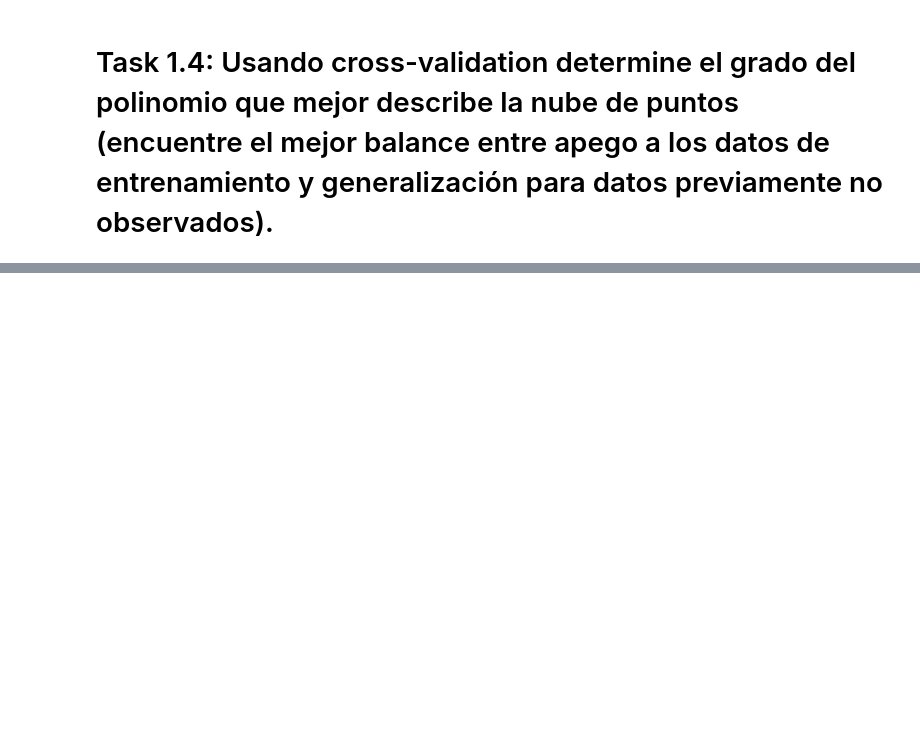
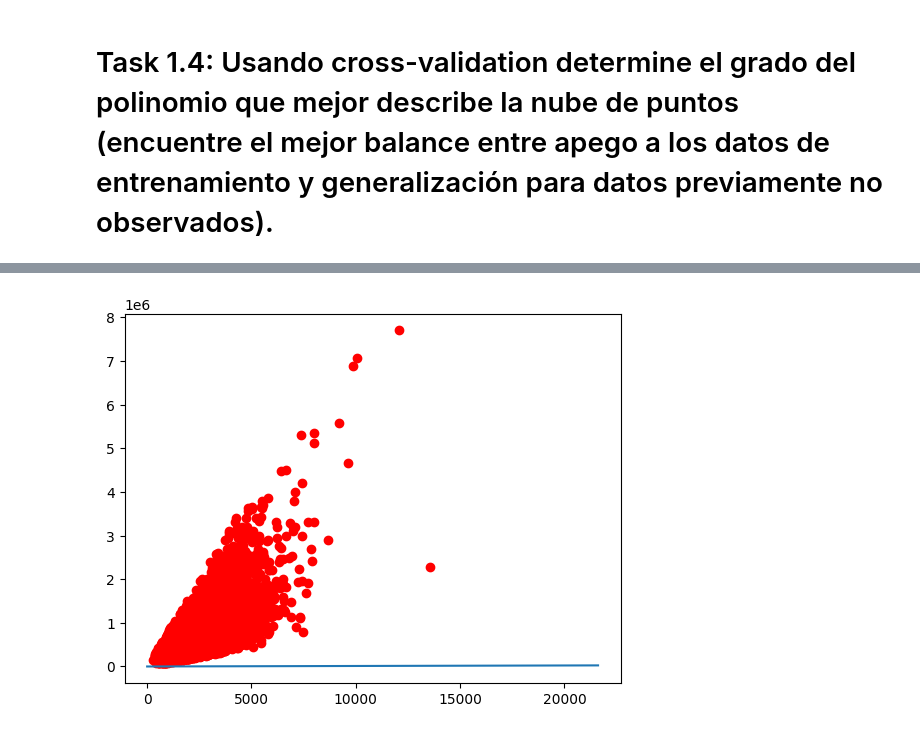
Before and after one commit to Javier19-cmd/HT3-IA, a Jupyter notebook: Lab3.ipynb, the cells around one changed output, grey strips where cells are left out. Drawn from its saved outputs; the diff is of its cells as text; code cells hidden in the pictures; blank space fills up the shorter version.

Commit message:
agregando el grado del polinomio

```diff
--- a/Lab3.ipynb
+++ b/Lab3.ipynb
@@ -315,0 +247,91 @@ MemoryError: Unable to allocate 22.7 GiB for an array with shape (201004, 15129)
+# %%
+# Haciendo imports.
+import matplotlib.pyplot as plt
+import numpy as np
+import quad as q
+import linreg as l
+
+# Manipulando los datos.
+
+# Precios.
+X = data[:,5]
+
+# Sqft_living.
+y = data[:,2]
+
+# Quitando los NaN de X y y.
+X = X[~np.isnan(X)]
+y = y[~np.isnan(y)]
+
+# Haciendo un reshape a X y y.
+X = X.reshape((-1, 1))
+y = y.reshape((-1, 1))
+
+print("Precios: ", X)
+print("Sqft_living", y)
+
+# # Calculando Xr.
+# Xr = np.hstack((
+#     np.ones((len(X), 1)),
+#     X
+# ))
+
+# Agregando una columna de unos para hacer un bias en los cálculos.
+Xr = np.hstack((np.ones_like(X), X))
+
+
+# Agregando un polinomical feature.
+Xr = np.hstack((
+    Xr,
+    Xr[:, 1].reshape((Xr.shape[0], 1)) ** 1
+))
+
+
+# Calculando el theta inicial.
+to = np.random.rand(Xr.shape[1], 1) # Theta inicial.
+
+to = to[~np.isnan(to)]
+
+# Haciendo reshape a to.
+to = to.reshape((len(to), 1))
+
+# Calculando el costo y el gradiente.
+tf, costs = l.linear_regression(
+    Xr,
+    y,
+    to,
+    q.cost,
+    q.grad,
+    a=0.00000000000000001,
+    n=200
+)
+
+xm = np.array([[0], [len(X)]])
+xmr = np.hstack((
+    np.ones((2, 1)),
+    xm
+))
+
+# Aumentando el tamaño de xmr de 2 a 3.
+xmr = np.hstack((
+    xmr,
+    xmr[:, 1].reshape((xmr.shape[0], 1)) ** 1
+))
+
+ym = xmr @ tf # Pendiente de la recta a utilizar.
+
+
+print("ym: ", ym)
+print("xmr: ", xmr)
+print("xm: ", xm)
+print("tf: ", tf)
+
+# Graficando los resultados.
+plt.plot(X, y, "ro")
+plt.plot(xm, ym)
+plt.show()
+
+# Costo.
+plt.plot(costs, color="green")
+plt.show()
+# %% [output]
@@ -315,0 +355 @@ MemoryError: Unable to allocate 22.7 GiB for an array with shape (201004, 15129)
+[figure, added]
```
Also changed, not shown: parts of 15 cells of this notebook, 1 other file.
